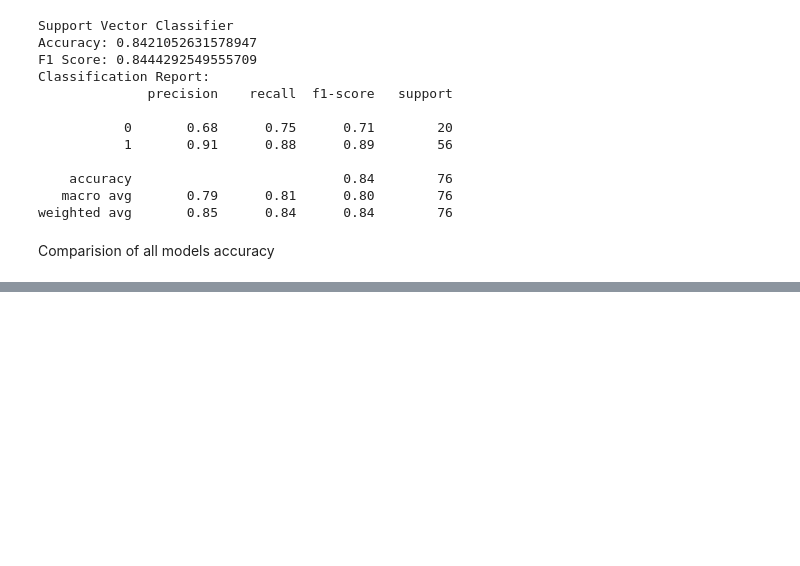
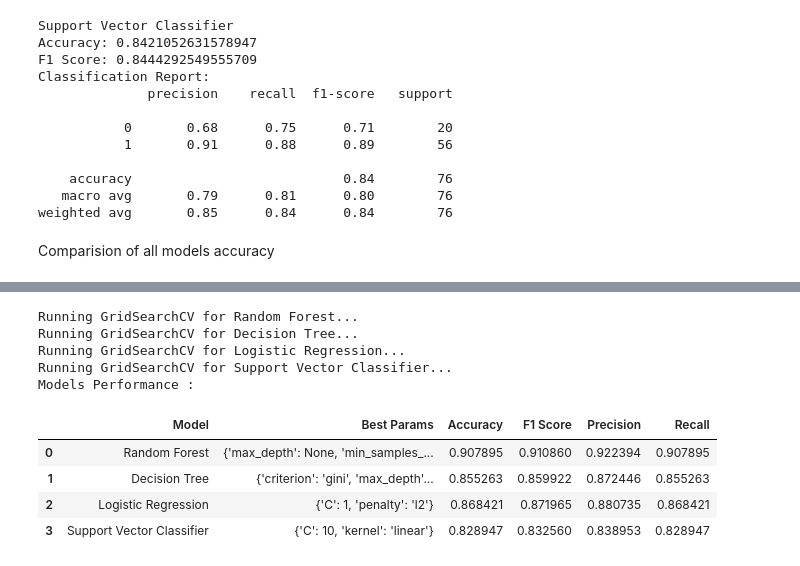
Before and after one commit to Sriraj-Penjerla/Sriraj-GlucoSense-Infy-Nov24, a Jupyter notebook: Glucosense_Infy.ipynb, the cells around one changed output, grey strips where cells are left out. Drawn from its saved outputs; the diff is of its cells as text; code cells hidden in the pictures; blank space fills up the shorter version.

```diff
--- a/Glucosense_Infy.ipynb
+++ b/Glucosense_Infy.ipynb
@@ -562,0 +611,43 @@ plt.show()
+# %%
+results = []
+
+for model_name, mp in models_params.items():
+    print(f"Running GridSearchCV for {model_name}...")
+    grid = GridSearchCV(estimator=mp["model"], param_grid=mp["params"], cv=5, scoring="accuracy", verbose=0, n_jobs=-1)
+    grid.fit(X_train, y_train)
+
+
+    best_model = grid.best_estimator_
+
+
+    y_pred = best_model.predict(X_test)
+    accuracy = accuracy_score(y_test, y_pred)
+    f1 = f1_score(y_test, y_pred, average="weighted")
+    precision = precision_score(y_test, y_pred, average="weighted")
+    recall = recall_score(y_test, y_pred, average="weighted")
+
+
+    results.append({
+        "Model": model_name,
+        "Best Params": grid.best_params_,
+        "Accuracy": accuracy,
+        "F1 Score": f1,
+        "Precision": precision,
+        "Recall": recall
+    })
+
+
+results_df = pd.DataFrame(results)
+print("Models Performance :")
+results_df
+# %% [output]
+Running GridSearchCV for Random Forest...
+Running GridSearchCV for Decision Tree...
+Running GridSearchCV for Logistic Regression...
+Running GridSearchCV for Support Vector Classifier...
+Models Performance :
+|  | Model | Best Params | Accuracy | F1 Score | Precision | Recall |
+| 0 | Random Forest | {'max_depth': None, 'min_samples_... | 0.907895 | 0.910860 | 0.922394 | 0.907895 |
+| 1 | Decision Tree | {'criterion': 'gini', 'max_depth'... | 0.855263 | 0.859922 | 0.872446 | 0.855263 |
+| 2 | Logistic Regression | {'C': 1, 'penalty': 'l2'} | 0.868421 | 0.871965 | 0.880735 | 0.868421 |
+| 3 | Support Vector Classifier | {'C': 10, 'kernel': 'linear'} | 0.828947 | 0.832560 | 0.838953 | 0.828947 |
```
Also changed, not shown: parts of 6 cells of this notebook.
